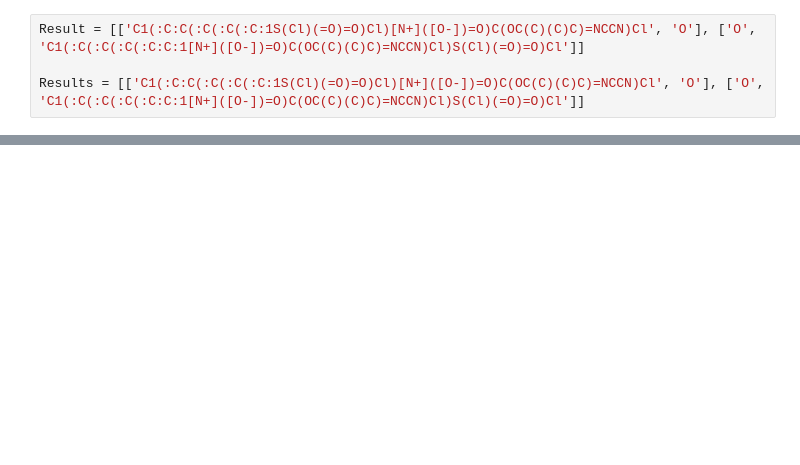
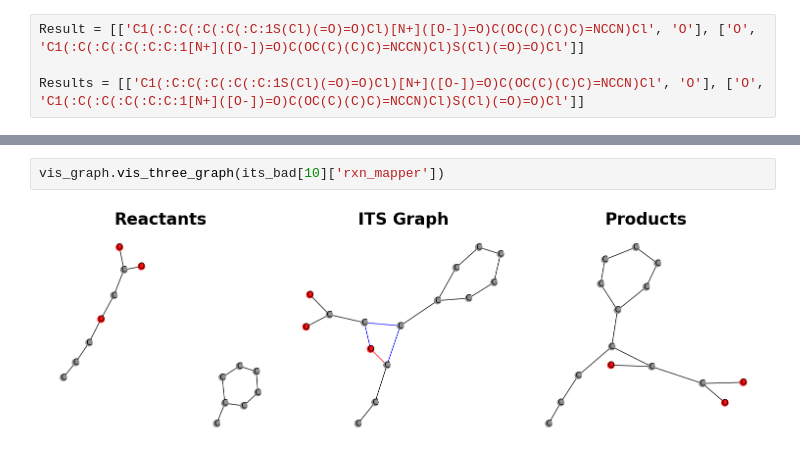
Before and after one commit to TieuLongPhan/SynTemp, a Jupyter notebook: test.ipynb, the cells around one changed output, grey strips where cells are left out. Drawn from its saved outputs; the diff is of its cells as text; blank space fills up the shorter version.

```diff
--- a/test.ipynb
+++ b/test.ipynb
@@ -406,0 +335,4 @@ if [[]]:
+# %%
+vis_graph.vis_three_graph(its_bad[10]['rxn_mapper'])
+# %% [output]
+[figure, added]
```
Also changed, not shown: parts of 29 cells of this notebook, 1 other file.
